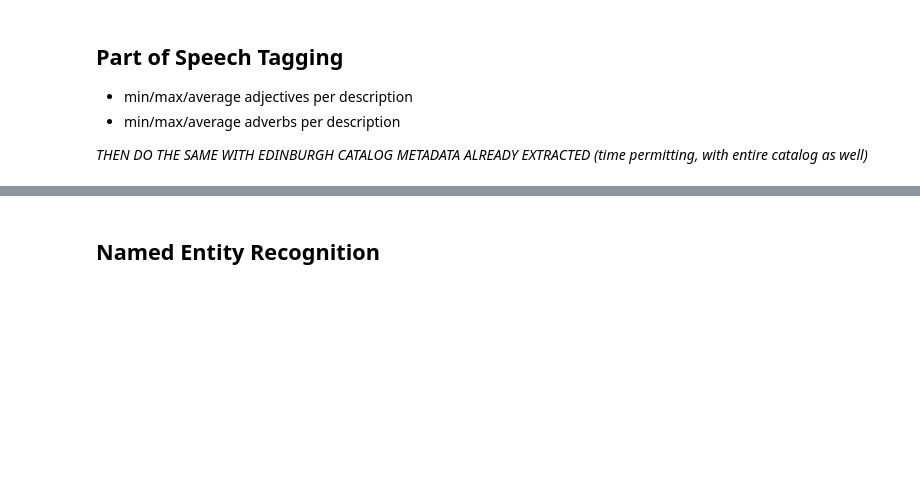
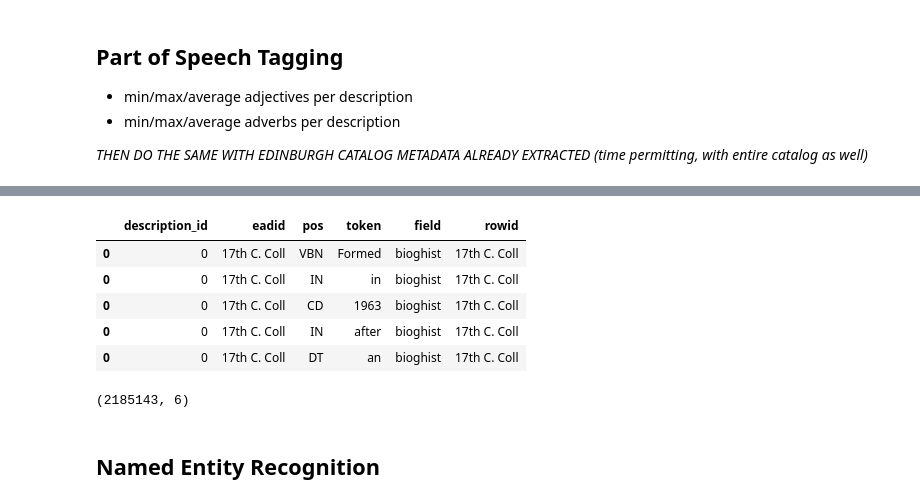
Before and after one commit to thegoose20/nusc, a Jupyter notebook: analysis_metadata.ipynb, the cells around one changed output, grey strips where cells are left out. Saved outputs shown, nothing was run; the diff lists cells and outputs as text; code cells hidden in the pictures; blank space fills up the shorter version.

```diff
--- a/analysis_metadata.ipynb
+++ b/analysis_metadata.ipynb
@@ -384,0 +467,15 @@ pos_tagged[:10]
+# %%
+new_token_col = df_pos.pos_tagged.apply(lambda x: x.strip("('"))
+new_pos_col = df_pos.pos.apply(lambda x: x.strip("')"))
+# %%
+df_pos = df_pos.drop(columns=["pos_tagged", "pos"])
+df_pos.insert(2, "token", new_token_col)
+df_pos.insert(2, "pos", new_pos_col)
+df_pos.head()
+# %% [output]
+|  | description_id | eadid | pos | token | field | rowid |
+| 0 | 0 | 17th C. Coll | VBN | Formed | bioghist | 17th C. Coll |
+| 0 | 0 | 17th C. Coll | IN | in | bioghist | 17th C. Coll |
+| 0 | 0 | 17th C. Coll | CD | 1963 | bioghist | 17th C. Coll |
+| 0 | 0 | 17th C. Coll | IN | after | bioghist | 17th C. Coll |
+| 0 | 0 | 17th C. Coll | DT | an | bioghist | 17th C. Coll |
@@ -385,2 +484,6 @@ pos_tagged[:10]
+# %%
+df_pos.shape
+# %% [output]
+(2185143, 6)
 # %% [markdown]
 ## Named Entity Recognition
```
Also changed, not shown: parts of 18 cells of this notebook.
